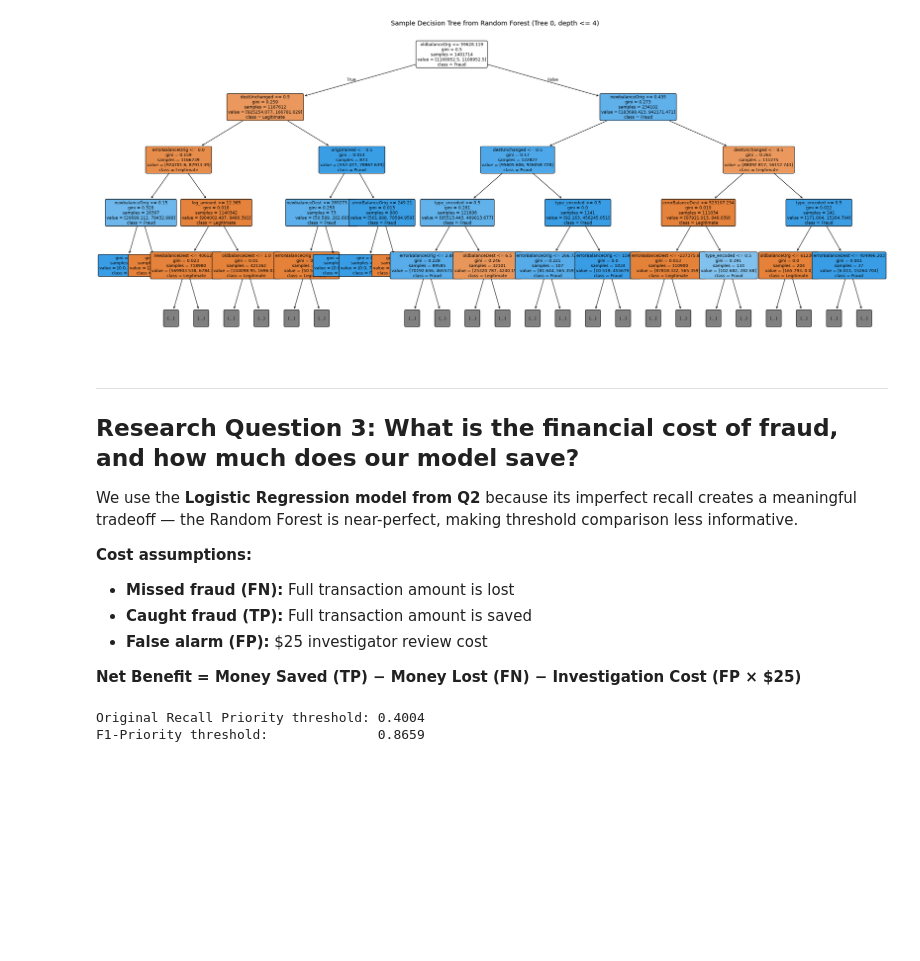
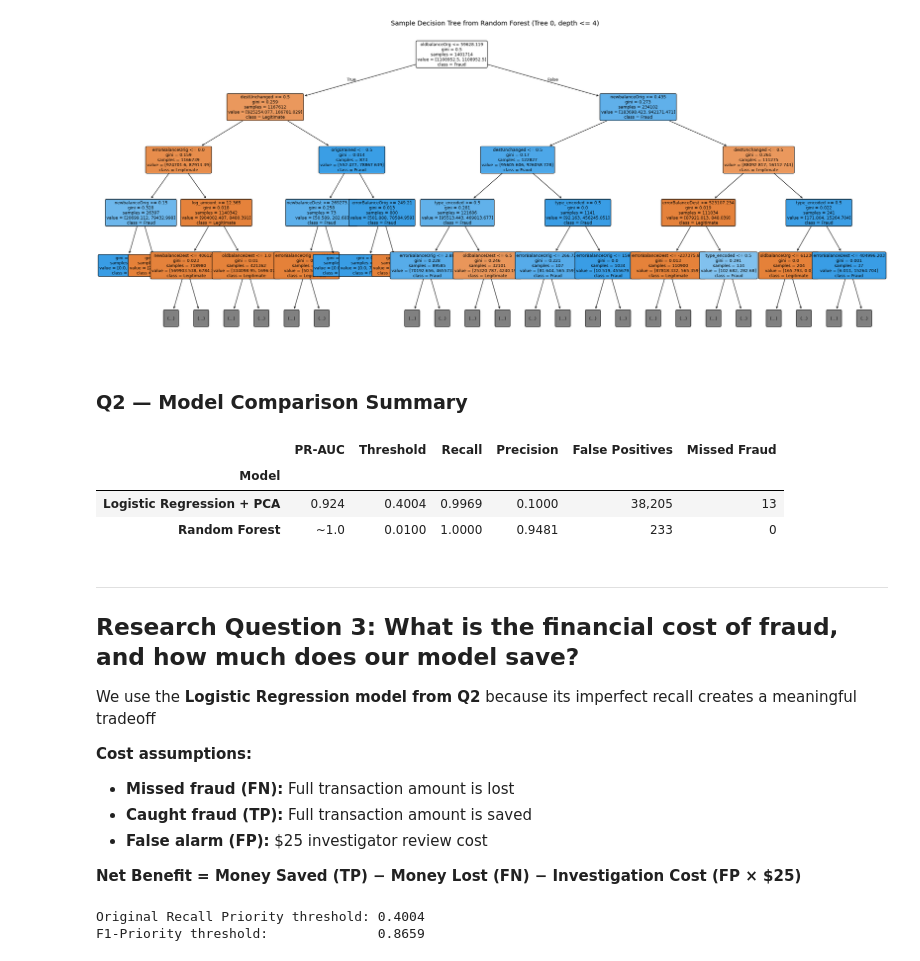
Before and after one commit to joshleeds/BA305-Project, a Jupyter notebook: BA305_Complete_Analysis.ipynb, the cells around one changed output. Drawn from its saved outputs; the diff is of its cells as text; code cells hidden in the pictures; blank space fills up the shorter version.

```diff
--- a/BA305_Complete_Analysis.ipynb
+++ b/BA305_Complete_Analysis.ipynb
@@ -774,11 +774,36 @@ plt.title('Sample Decision Tree from Random Forest (Tree 0, depth <= 4)', fontsi
 plt.tight_layout(); plt.show()
 # %% [output]
 [figure]
+# %% [markdown]
+### Q2 — Model Comparison Summary
+# %%
+lr_cm  = confusion_matrix(y_test, y_pred_opt_lr).ravel()
+rf_cm  = confusion_matrix(y_test, y_pred_opt_rf).ravel()
+tn_lr, fp_lr, fn_lr, tp_lr = lr_cm
+tn_rf, fp_rf, fn_rf, tp_rf = rf_cm
+
+comparison_df = pd.DataFrame({
+    'Model':           ['Logistic Regression + PCA', 'Random Forest'],
+    'PR-AUC':          [f"{average_precision_score(y_test, y_proba_lr):.3f}",
+                        f"~{average_precision_score(y_test, y_proba_rf):.1f}"],
+    'Threshold':       [f"{best_thresh_lr:.4f}", f"{best_thresh_rf:.4f}"],
+    'Recall':          [f"{tp_lr/(tp_lr+fn_lr):.4f}", f"{tp_rf/(tp_rf+fn_rf):.4f}"],
+    'Precision':       [f"{tp_lr/(tp_lr+fp_lr):.4f}", f"{tp_rf/(tp_rf+fp_rf):.4f}"],
+    'False Positives': [f"{fp_lr:,}", f"{fp_rf:,}"],
+    'Missed Fraud':    [f"{fn_lr:,}", f"{fn_rf:,}"],
+})
+comparison_df = comparison_df.set_index('Model')
+display(comparison_df)
+# %% [output]
+|  | PR-AUC | Threshold | Recall | Precision | False Positives | Missed Fraud |
+| Model |  |  |  |  |  |  |
+| Logistic Regression + PCA | 0.924 | 0.4004 | 0.9969 | 0.1000 | 38,205 | 13 |
+| Random Forest | ~1.0 | 0.0100 | 1.0000 | 0.9481 | 233 | 0 |
 # %% [markdown]
 ---
 ## Research Question 3: What is the financial cost of fraud, and how much does our model save?
 
-We use the **Logistic Regression model from Q2** because its imperfect recall creates a meaningful tradeoff — the Random Forest is near-perfect, making threshold comparison less informative.
+We use the **Logistic Regression model from Q2** because its imperfect recall creates a meaningful tradeoff
 
 **Cost assumptions:**
 - **Missed fraud (FN):** Full transaction amount is lost
```
Also changed, not shown: parts of 1 cell of this notebook.
